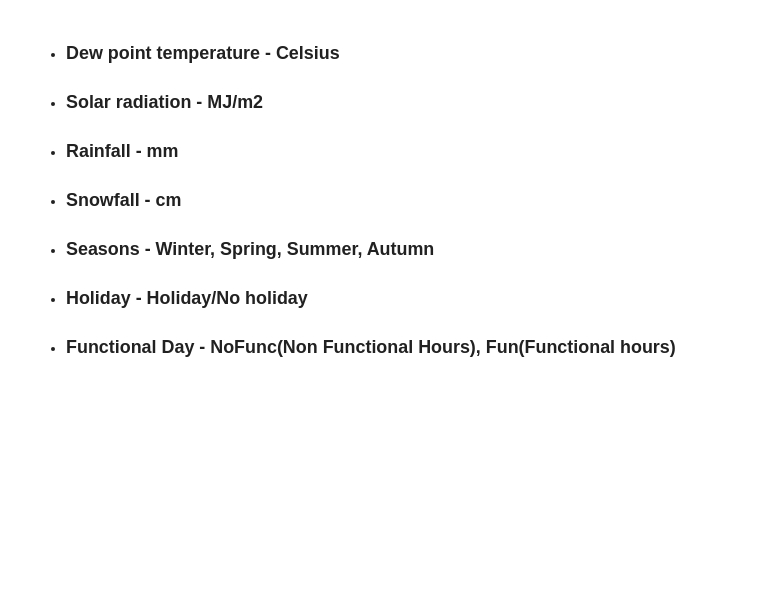
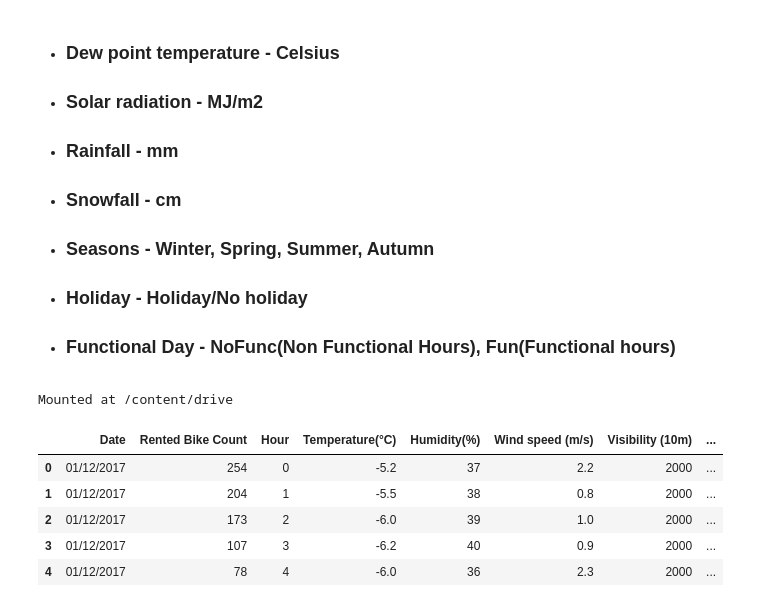
Before and after one commit to vinaylanjewar/Bike-Sharing-Demand-Prediction, a Jupyter notebook: Bike_Sharing_Demand_Prediction_Capstone_Project_2.ipynb, the cells around one changed output. Drawn from its saved outputs; the diff is of its cells as text; code cells hidden in the pictures; blank space fills up the shorter version.

```diff
--- a/Bike_Sharing_Demand_Prediction_Capstone_Project_2.ipynb
+++ b/Bike_Sharing_Demand_Prediction_Capstone_Project_2.ipynb
@@ -28,3 +28,24 @@
 * ### Seasons - Winter, Spring, Summer, Autumn
 * ### Holiday - Holiday/No holiday
 * ### Functional Day - NoFunc(Non Functional Hours), Fun(Functional hours)
+# %%
+from google.colab import drive
+drive.mount('/content/drive')
+# %% [output]
+Mounted at /content/drive
+# %%
+import pandas as pd
+import numpy as np
+import matplotlib.pyplot as plt
+%matplotlib inline
+import seaborn as sns
+
+from datetime import datetime
+import datetime as dt
+import sklearn.preprocessing
+import sklearn.linear_model
+import sklearn.model_selection
+import sklearn.metrics
+import warnings
+warnings.filterwarnings('ignore')
+pd.options.display.max_columns = 999
@@ -30,0 +57,9 @@
+# %%
+data.head()
+# %% [output]
+|  | Date | Rented Bike Count | Hour | Temperature(°C) | Humidity(%) | Wind speed (m/s) | Visibility (10m) | ... |
+| 0 | 01/12/2017 | 254 | 0 | -5.2 | 37 | 2.2 | 2000 | ... |
+| 1 | 01/12/2017 | 204 | 1 | -5.5 | 38 | 0.8 | 2000 | ... |
+| 2 | 01/12/2017 | 173 | 2 | -6.0 | 39 | 1.0 | 2000 | ... |
+| 3 | 01/12/2017 | 107 | 3 | -6.2 | 40 | 0.9 | 2000 | ... |
+| 4 | 01/12/2017 | 78 | 4 | -6.0 | 36 | 2.3 | 2000 | ... |
```
Also changed, not shown: parts of 6 cells of this notebook.
